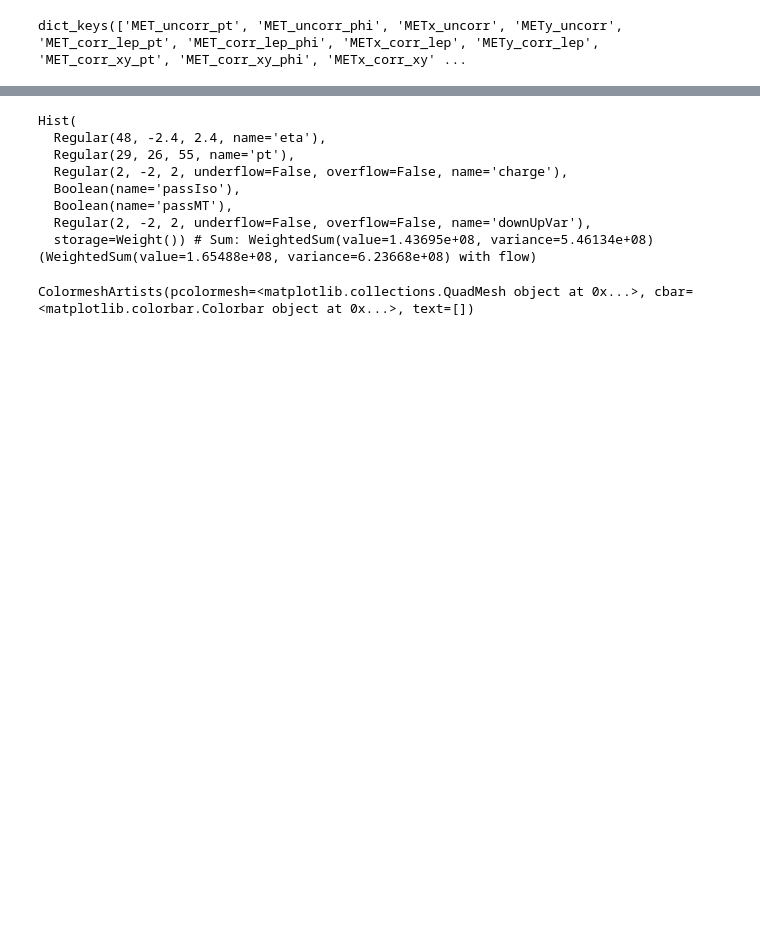
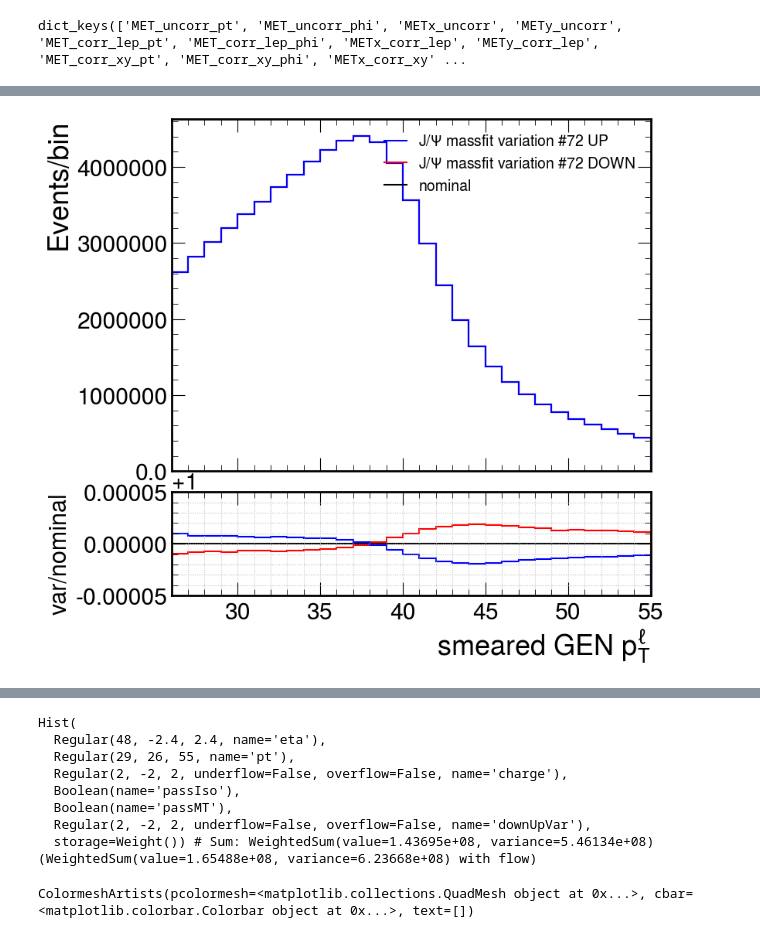
Before and after one commit to bendavid/WRemnants, a Jupyter notebook: notebooks/muonMomentumScale.ipynb, the cells around one changed output, grey strips where cells are left out. Drawn from its saved outputs; the diff is of its cells as text; code cells hidden in the pictures; blank space fills up the shorter version.

```diff
--- a/notebooks/muonMomentumScale.ipynb
+++ b/notebooks/muonMomentumScale.ipynb
@@ -109,3 +128,24 @@ fig = plot_tools.makePlotWithRatioToRef(
+# %%
+fig = plot_tools.makePlotWithRatioToRef(
+    [
+        nominal,
+        ms_from_smearing[0],
+        ms_from_smearing[1]
+    ],
+    labels = [
+        'nominal',
+        r'J/$\Psi$ massfit variation #72 DOWN',
+        r'J/$\Psi$ massfit variation #72 UP',
+    ],
+    colors = ['black', 'red', 'blue'],
+    rrange = [0.99995, 1.00005],
+    nlegcols = 1,
+    rlabel = 'var/nominal',
+    xlabel = r'smeared GEN $p_T^{\ell}$',
+    grid = True
+)
+# %% [output]
+[figure, added]
 # %%
 import uproot
 import hist
```
Also changed, not shown: parts of 5 cells of this notebook, 1 other file.
